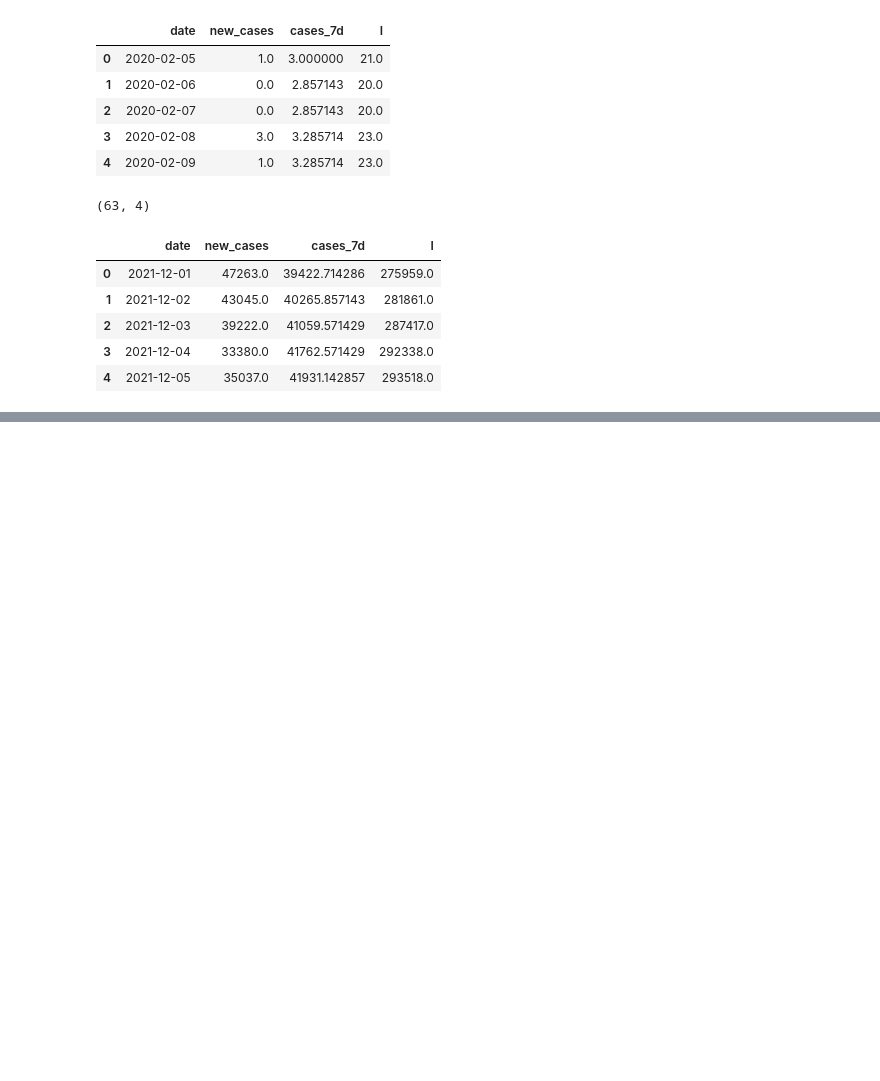
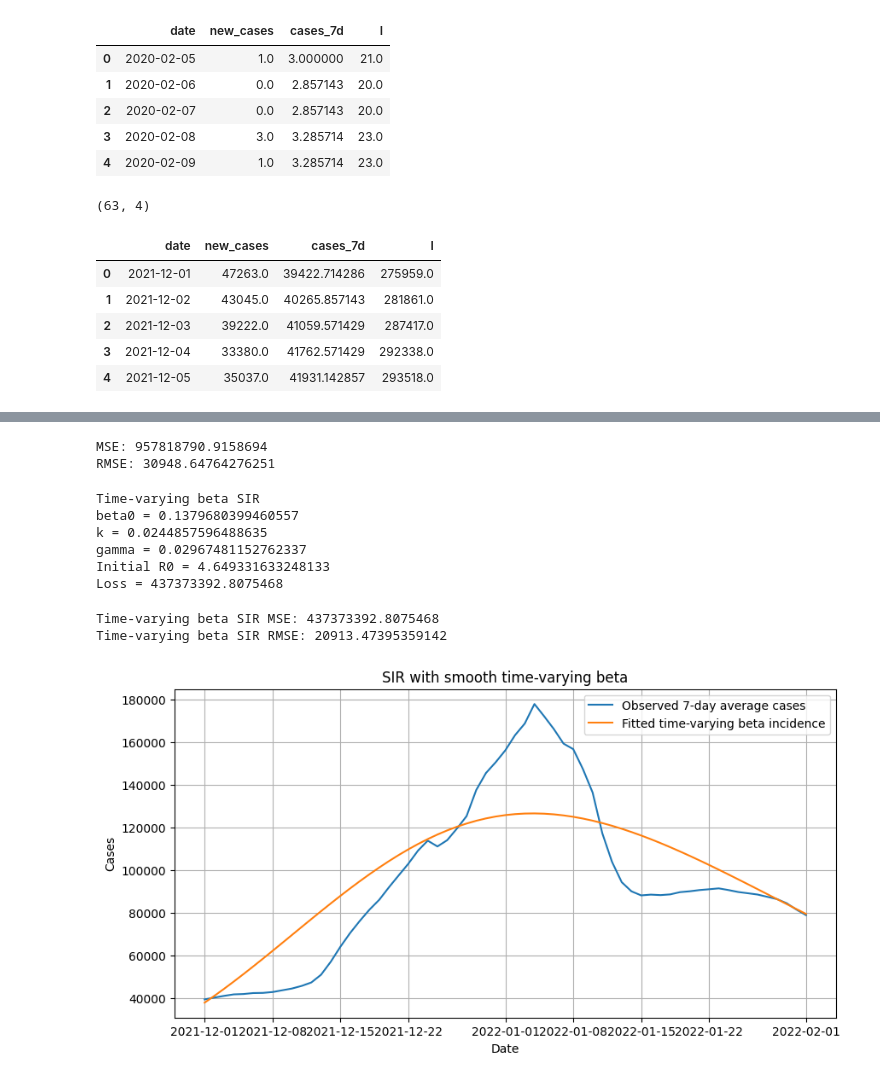
Before and after one commit to SequorIkkyu/covid-m4r, a Jupyter notebook: notebooks/sir_modelling.ipynb, the cells around one changed output, grey strips where cells are left out. Saved outputs shown, nothing was run; the diff lists cells and outputs as text; code cells hidden in the pictures; blank space fills up the shorter version.

```diff
--- a/notebooks/sir_modelling.ipynb
+++ b/notebooks/sir_modelling.ipynb
@@ -144,3 +152,12 @@ plt.grid()
 plt.show()
 # %% [output]
 [figure]
+# %%
+mse = np.mean((incidence_fit - y_data) ** 2)
+rmse = np.sqrt(mse)
+
+print("MSE:", mse)
+print("RMSE:", rmse)
+# %% [output]
+MSE: 957818790.9158694
+RMSE: 30948.64764276251
@@ -146,0 +207,53 @@ plt.show()
+# %%
+initial_guess_tv = [0.8, 0.02, 1/7]
+
+result_tv = minimize(
+    loss_timevarying,
+    x0=initial_guess_tv,
+    bounds=[
+        (1e-4, 2.0),   # beta0
+        (0.0, 0.2),    # k
+        (1e-4, 1.0)    # gamma
+    ],
+    method="L-BFGS-B"
+)
+
+beta0_hat, k_hat, gamma_tv_hat = result_tv.x
+
+print("Time-varying beta SIR")
+print("beta0 =", beta0_hat)
+print("k =", k_hat)
+print("gamma =", gamma_tv_hat)
+print("Initial R0 =", beta0_hat / gamma_tv_hat)
+print("Loss =", result_tv.fun)
+# %% [output]
+Time-varying beta SIR
+beta0 = 0.1379680399460557
+k = 0.0244857596488635
+gamma = 0.02967481152762337
+Initial R0 = 4.649331633248133
+Loss = 437373392.8075468
+# %%
+S_tv, I_tv, R_tv, inc_tv, beta_path_tv = simulate_sir_timevarying(
+    beta0_hat, k_hat, gamma_tv_hat, N, S0, I0, R0, t_data
+)
+
+mse_tv = np.mean((inc_tv - y_data) ** 2)
+rmse_tv = np.sqrt(mse_tv)
+
+print("Time-varying beta SIR MSE:", mse_tv)
+print("Time-varying beta SIR RMSE:", rmse_tv)
+
+plt.figure(figsize=(10, 5))
+plt.plot(df_sir["date"], y_data, label="Observed 7-day average cases")
+plt.plot(df_sir["date"], inc_tv, label="Fitted time-varying beta incidence")
+plt.title("SIR with smooth time-varying beta")
+plt.xlabel("Date")
+plt.ylabel("Cases")
+plt.legend()
+plt.grid()
+plt.show()
+# %% [output]
+Time-varying beta SIR MSE: 437373392.8075468
+Time-varying beta SIR RMSE: 20913.47395359142
+[figure, added]
```
Also changed, not shown: parts of 11 cells of this notebook, 1 other file.
